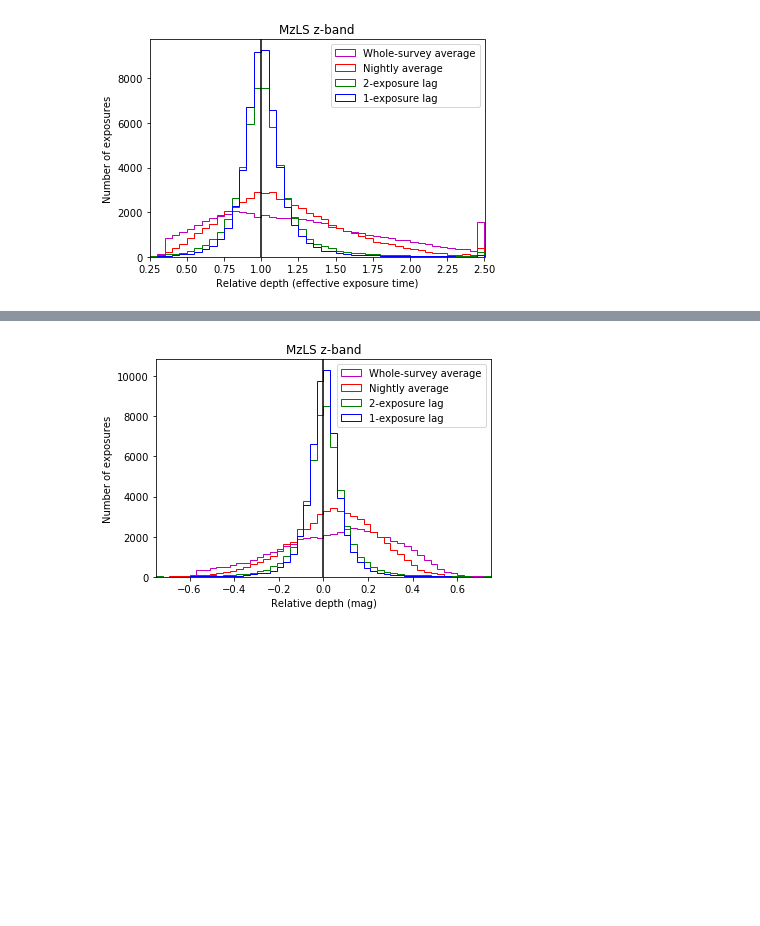
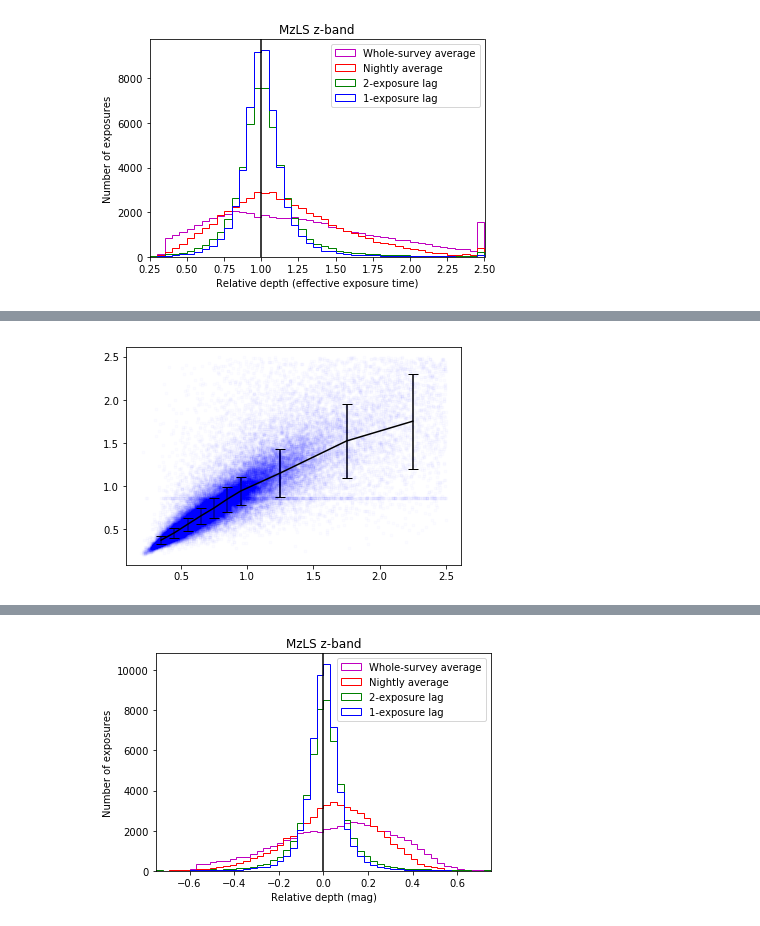
Before and after one commit to legacysurvey/obsbot, a Jupyter notebook: dynamic-exposure-time.ipynb, the cells around one changed output, grey strips where cells are left out. Saved outputs shown, nothing was run; the diff lists cells and outputs as text; code cells hidden in the pictures; blank space fills up the shorter version.

```diff
--- a/dynamic-exposure-time.ipynb
+++ b/dynamic-exposure-time.ipynb
@@ -206,0 +225,23 @@ Total lag1 exptime: 5.67028e+06
+# %%
+bins = np.hstack((np.arange(0.3, 1.0, 0.1), np.arange(1.0, 2.51, 0.5)))
+avg_lag1, sig_lag1 = [],[]
+avg_lag2, sig_lag2 = [],[]
+cbins = (bins[:-1] + bins[1:])/2.
+for lo,hi in zip(bins, bins[1:]):
+    I = np.flatnonzero((T.expfactor >= lo) * (T.expfactor < hi))
+    e = expfactors_lag1[I]
+    pcts = np.percentile(e, [16,50,84])
+    avg_lag1.append(pcts[1])
+    sig_lag1.append((pcts[2]-pcts[0])/2.)
+    e = expfactors_lag2[I]
+    pcts = np.percentile(e, [16,50,84])
+    avg_lag2.append(pcts[1])
+    sig_lag2.append((pcts[2]-pcts[0])/2.)
+
+
+plt.plot(T.expfactor, expfactors_lag2, 'b.', alpha=0.01);
+ax = plt.axis()
+plt.errorbar(cbins, avg_lag2, yerr=sig_lag2, ecolor='k', capsize=5, color='k')
+plt.axis(ax);
+# %% [output]
+[figure, added]
```
Also changed, not shown: parts of 7 cells of this notebook.
